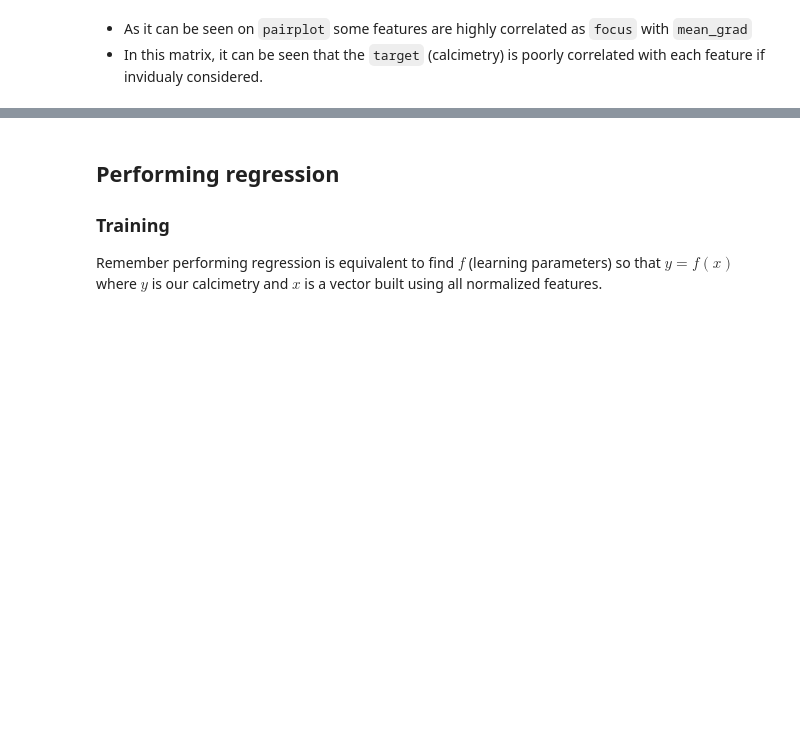
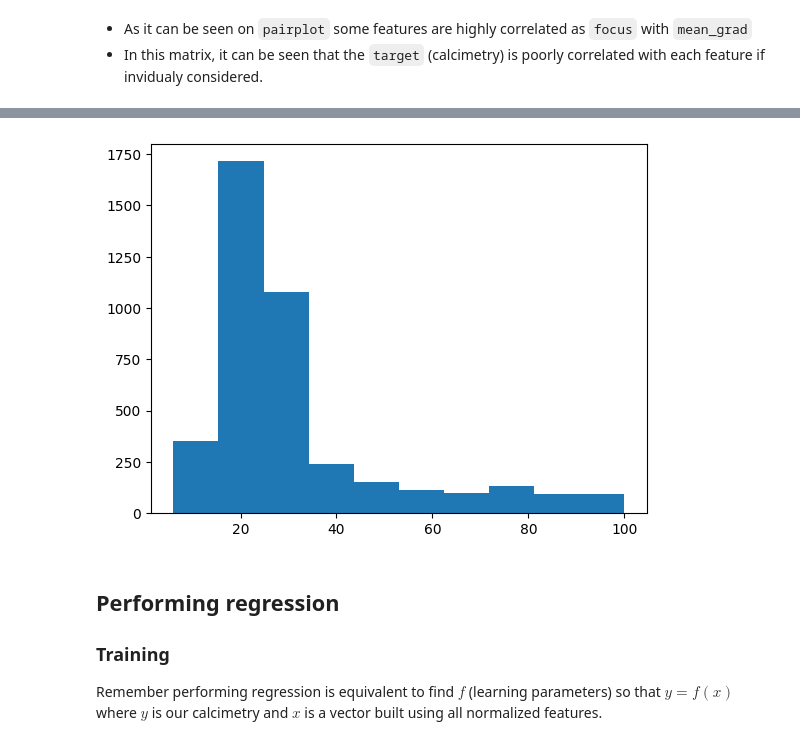
Before and after one commit to zwergon/calcimetry, a Jupyter notebook: notebooks/regression.ipynb, the cells around one changed output, grey strips where cells are left out. Cells and saved outputs as stored; diff of their text form; code cells hidden in the pictures; blank space fills up the shorter version.

```diff
--- a/notebooks/regression.ipynb
+++ b/notebooks/regression.ipynb
@@ -218,3 +218,7 @@ plt.show()
+# %%
+hist=  plt.hist(df['target'])
+# %% [output]
+[figure, added]
 # %% [markdown]
 ## Performing regression
 
```
Also changed, not shown: parts of 7 cells of this notebook.
